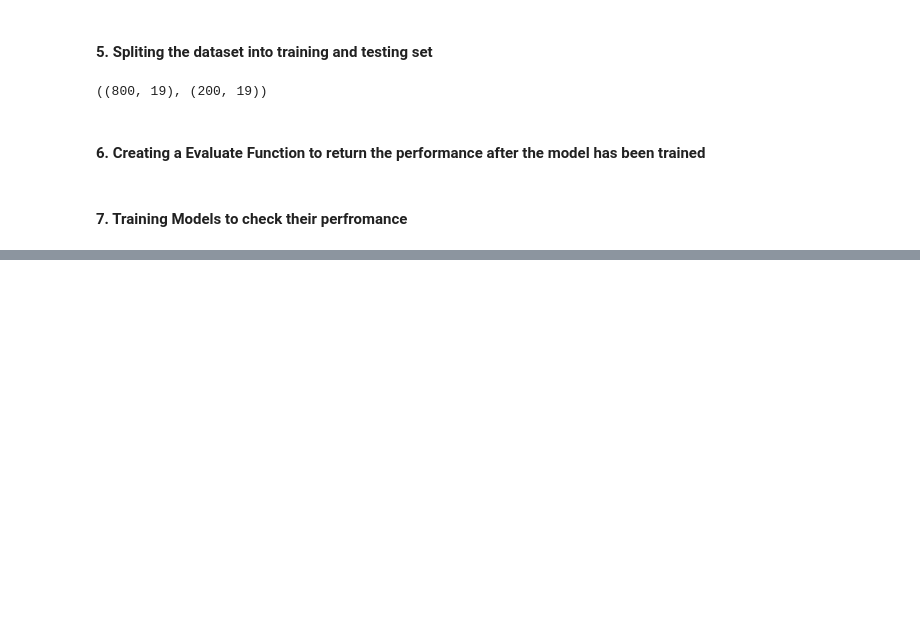
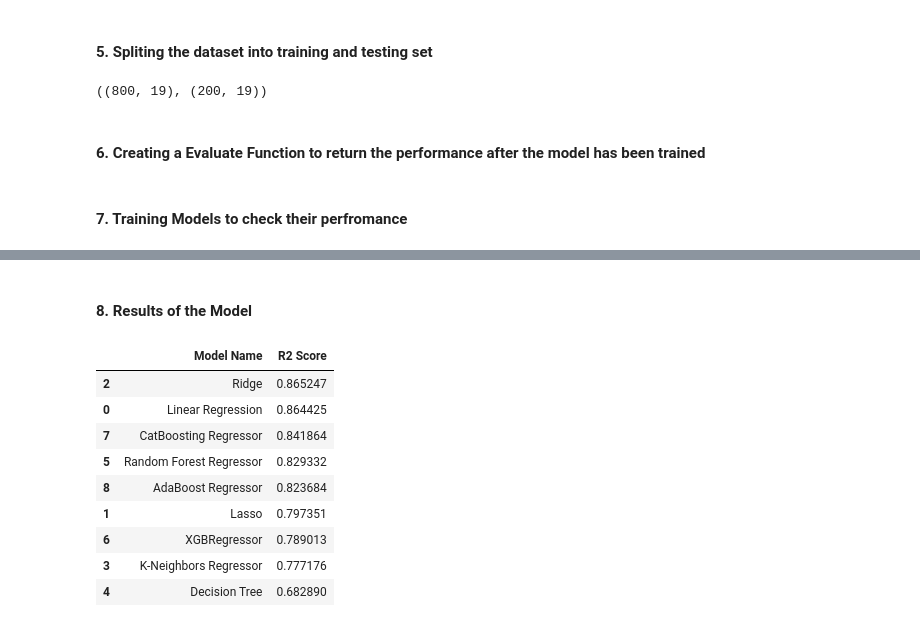
Before and after one commit to VirajTapkir/ML-Project-Containerized_Student_Performance_Forecaster_on_AWS_EC2, a Jupyter notebook: notebook/2. MODEL TRAINING.ipynb, the cells around one changed output, grey strips where cells are left out. Saved outputs shown, nothing was run; the diff lists cells and outputs as text; code cells hidden in the pictures; blank space fills up the shorter version.

```diff
--- a/notebook/2. MODEL TRAINING.ipynb
+++ b/notebook/2. MODEL TRAINING.ipynb
@@ -136,0 +199,15 @@ models = {
+# %% [markdown]
+#### 8. Results of the Model
+# %%
+pd.DataFrame(list(zip(modelList, r2List)), columns=["Model Name", "R2 Score"]).sort_values(by="R2 Score", ascending=False)
+# %% [output]
+|  | Model Name | R2 Score |
+| 2 | Ridge | 0.865247 |
+| 0 | Linear Regression | 0.864425 |
+| 7 | CatBoosting Regressor | 0.841864 |
+| 5 | Random Forest Regressor | 0.829332 |
+| 8 | AdaBoost Regressor | 0.823684 |
+| 1 | Lasso | 0.797351 |
+| 6 | XGBRegressor | 0.789013 |
+| 3 | K-Neighbors Regressor | 0.777176 |
+| 4 | Decision Tree | 0.682890 |
```
Also changed, not shown: parts of 7 cells of this notebook, 5 other files.
